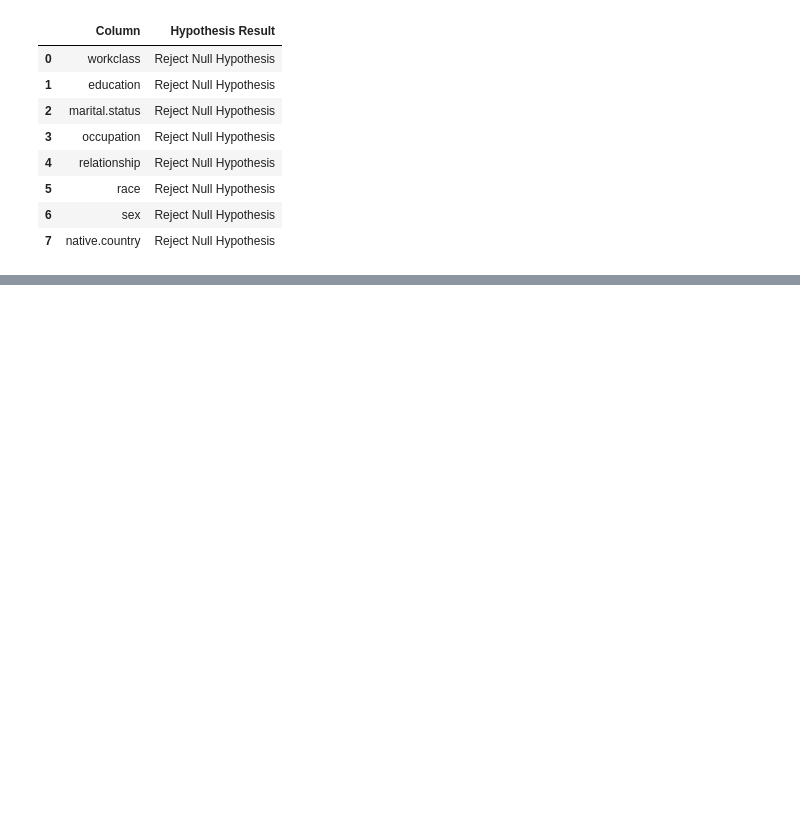
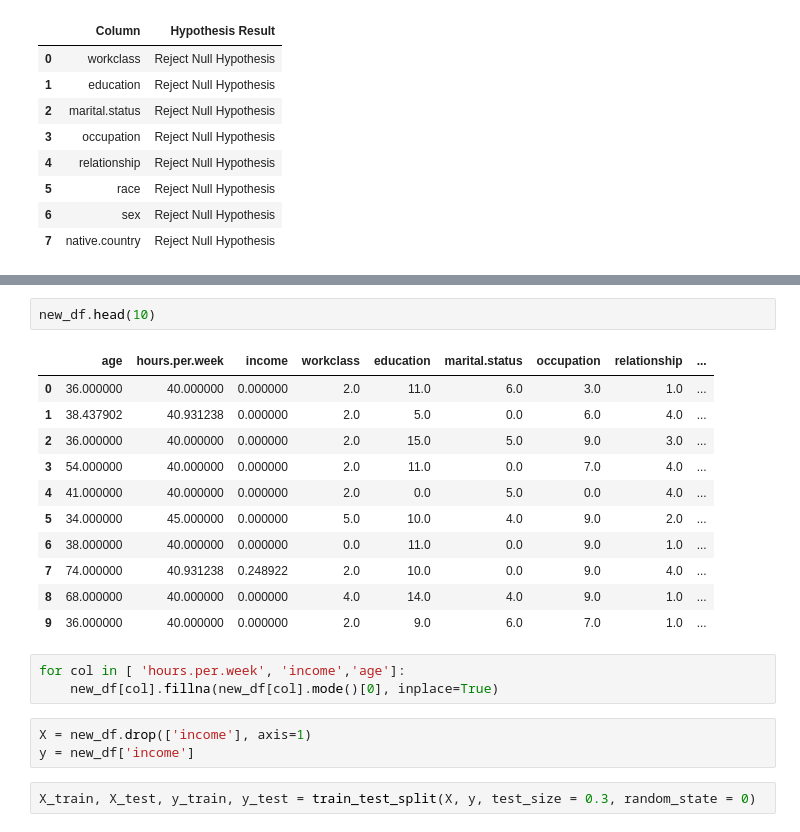
Before and after one commit to ram130849/annual_income_classification_using_Xg_boost_LightBGM, a Jupyter notebook: Adult_Income_Classification_Using_XGBoost.ipynb, the cells around one changed output, grey strips where cells are left out. Saved outputs shown, nothing was run; the diff lists cells and outputs as text; blank space fills up the shorter version.

```diff
--- a/Adult_Income_Classification_Using_XGBoost.ipynb
+++ b/Adult_Income_Classification_Using_XGBoost.ipynb
@@ -379,0 +421,22 @@ plt.show()
+# %%
+new_df.head(10)
+# %% [output]
+|  | age | hours.per.week | income | workclass | education | marital.status | occupation | relationship | ... |
+| 0 | 36.000000 | 40.000000 | 0.000000 | 2.0 | 11.0 | 6.0 | 3.0 | 1.0 | ... |
+| 1 | 38.437902 | 40.931238 | 0.000000 | 2.0 | 5.0 | 0.0 | 6.0 | 4.0 | ... |
+| 2 | 36.000000 | 40.000000 | 0.000000 | 2.0 | 15.0 | 5.0 | 9.0 | 3.0 | ... |
+| 3 | 54.000000 | 40.000000 | 0.000000 | 2.0 | 11.0 | 0.0 | 7.0 | 4.0 | ... |
+| 4 | 41.000000 | 40.000000 | 0.000000 | 2.0 | 0.0 | 5.0 | 0.0 | 4.0 | ... |
+| 5 | 34.000000 | 45.000000 | 0.000000 | 5.0 | 10.0 | 4.0 | 9.0 | 2.0 | ... |
+| 6 | 38.000000 | 40.000000 | 0.000000 | 0.0 | 11.0 | 0.0 | 9.0 | 1.0 | ... |
+| 7 | 74.000000 | 40.931238 | 0.248922 | 2.0 | 10.0 | 0.0 | 9.0 | 4.0 | ... |
+| 8 | 68.000000 | 40.000000 | 0.000000 | 4.0 | 14.0 | 4.0 | 9.0 | 1.0 | ... |
+| 9 | 36.000000 | 40.000000 | 0.000000 | 2.0 | 9.0 | 6.0 | 7.0 | 1.0 | ... |
+# %%
+for col in [ 'hours.per.week', 'income','age']:
+    new_df[col].fillna(new_df[col].mode()[0], inplace=True)
+# %%
+X = new_df.drop(['income'], axis=1)
+y = new_df['income']
+# %%
+X_train, X_test, y_train, y_test = train_test_split(X, y, test_size = 0.3, random_state = 0)
```
Also changed, not shown: parts of 15 cells of this notebook.
